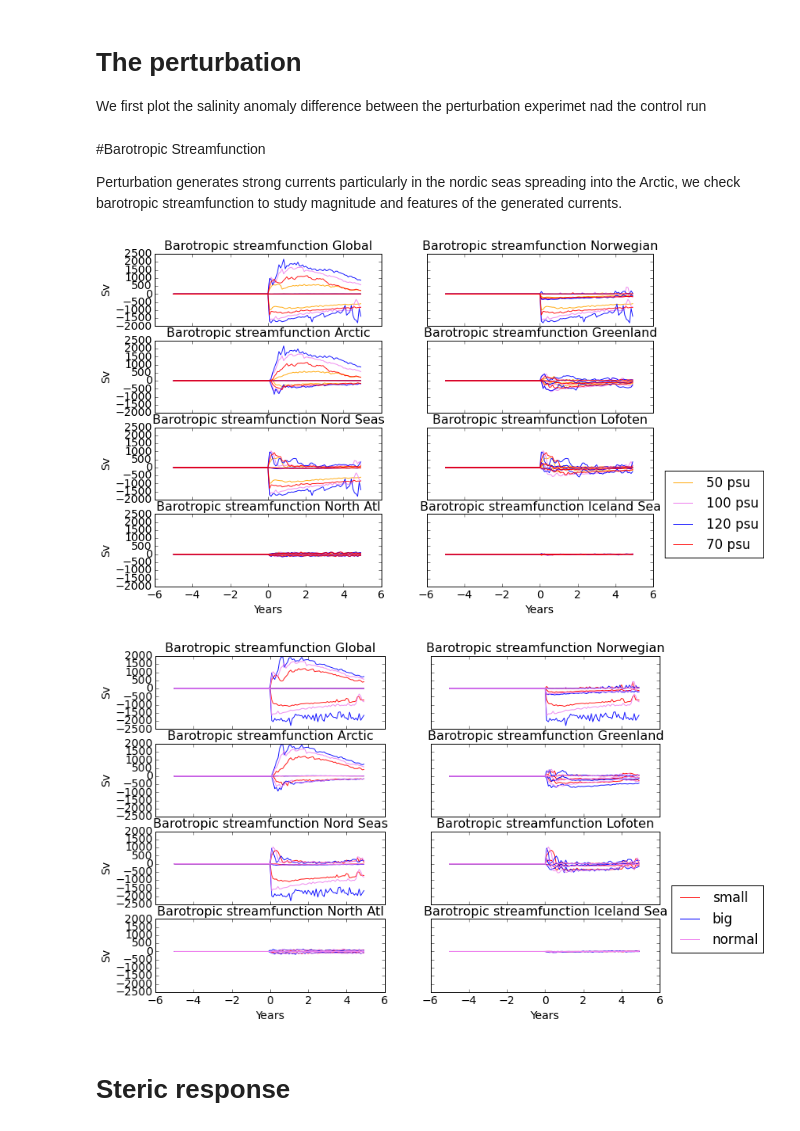
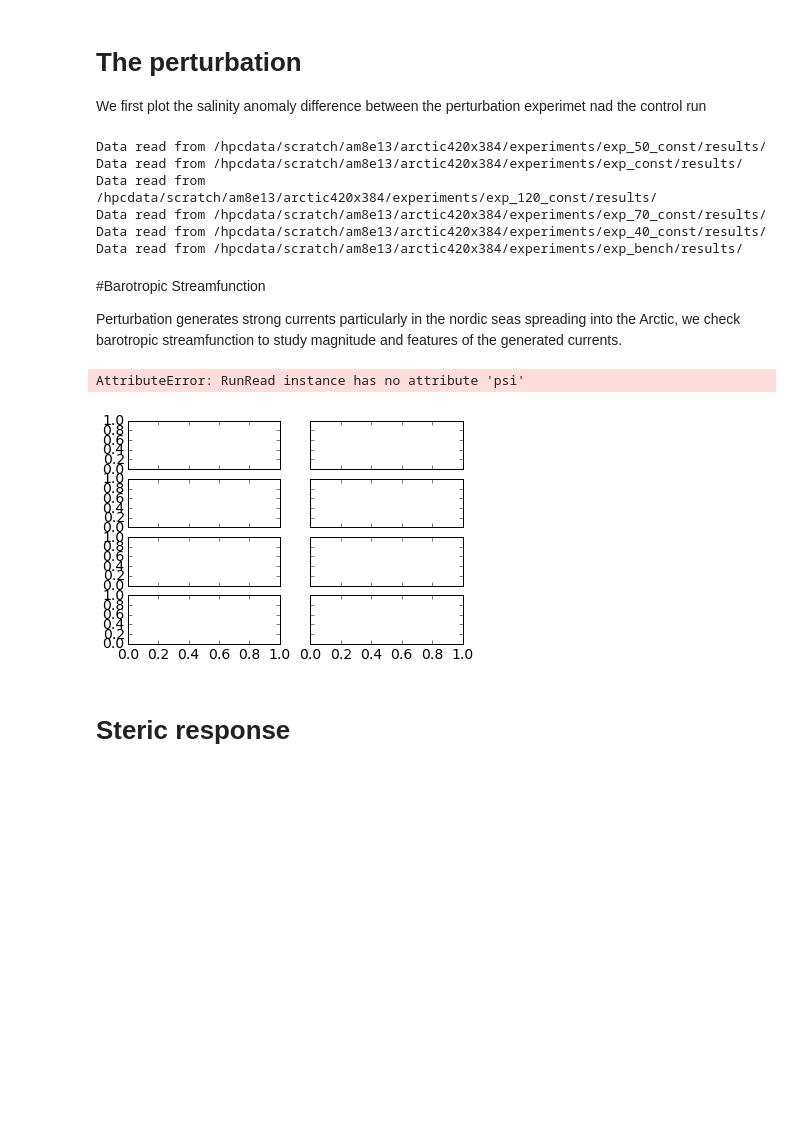
Before and after one commit to AlessandroMozzato/notebooks, a Jupyter notebook: Perturbation-comparison.ipynb, the cells around one changed output. Drawn from its saved outputs; the diff is of its cells as text; code cells hidden in the pictures; blank space fills up the shorter version.

```diff
--- a/Perturbation-comparison.ipynb
+++ b/Perturbation-comparison.ipynb
@@ -424,0 +938,24 @@ times = [1+12*5, 3+12*5, 6+12*5, 9+12*5,18+12*5,36+12*5]
+# %%
+pert_conc = {"05 psu" : {"const" : pert_40_18, "bench" : pert_bench_18},\
+            "15 psu" : {"const" : pert_50_18, "bench" : pert_bench_18},\
+            "35 psu" : {"const" : pert_70_18, "bench" : pert_bench_18},\
+            "65 psu" : {"const" : pert_const_18, "bench" : pert_bench_18} ,\
+            "85 psu" : {"const" : pert_120_18, "bench" : pert_bench_18},}
+
+for el in pert_conc:
+    run_snap(pert_conc[el]['const'][12+12*5])
+
+pert_conc['15 psu']['bench'].readStateData([12+12*5])
+
+pert_conc = {"05 psu" : {"const" : pert_40_18, "bench" : pert_bench_18},\
+            "15 psu" : {"const" : pert_50_18, "bench" : pert_bench_18},\
+            "35 psu" : {"const" : pert_70_18, "bench" : pert_bench_18},\
+            "65 psu" : {"const" : pert_const_18, "bench" : pert_bench_18} ,\
+            "85 psu" : {"const" : pert_120_18, "bench" : pert_bench_18},}
+# %% [output]
+Data read from /hpcdata/scratch/am8e13/arctic420x384/experiments/exp_50_const/results/
+Data read from /hpcdata/scratch/am8e13/arctic420x384/experiments/exp_const/results/
+Data read from /hpcdata/scratch/am8e13/arctic420x384/experiments/exp_120_const/results/
+Data read from /hpcdata/scratch/am8e13/arctic420x384/experiments/exp_70_const/results/
+Data read from /hpcdata/scratch/am8e13/arctic420x384/experiments/exp_40_const/results/
+Data read from /hpcdata/scratch/am8e13/arctic420x384/experiments/exp_bench/results/
@@ -456,8 +1052,15 @@ pert_size_col = { "big" : 'blue', "normal" : 'violet' , "small" : 'red'}
+# %%
+pert_res = {"36 km" : {"const" : pert_const_36, "bench" : pert_bench_36} ,\
+            "09 km" : {"const" : pert_const_9, "bench" : pert_bench_9},\
+           "18 km" : {"const" : pert_const_18, "bench" : pert_bench_18},}
+pert_res_col = { "36 km" : 'blue', "18 km" : 'red' , "09 km" : 'black'}
 # %%
 # Plot sea surface elevation per regions
-def plot_dynStLayers(dic,col_dic,row=4,col=2):
+def plot_dynStLayers(dic,col_dic,name,row=4,col=2):
     # this function is meant to plot monitor variables
     fig, axes = plt.subplots(row,col,sharex=True,sharey=True)
+    handles = []
+    labels = []
     for el in dic:
         data_pert = dic[el]["const"] ; data_diff = dic[el]["bench"]
         grid = grid_read(data_pert.res)
@@ -465,41 +1068,49 @@ def plot_dynStLayers(dic,col_dic,row=4,col=2):
         mask0 = np.ones_like(mask1)
         areamasks = {0:mask0 , 1 : mask1 , 2 : mask2 , 3 : mask3, \
                     4 : mask4, 5 : mask5, 6 : mask6, 7: mask7, 8 : mask8}
         region_titles = reg_titles()
         ax_ind = 0
         alphavar = {'mean':1,'max':0.9,'min':0.9}
+
         for reg in [0,4,1,5,2,6,3,7]:
             maskcalc = np.tile(areamasks[reg][0,:,:],(data_pert.psi.shape[0],1,1))
             data = np.array(data_pert.psi[:,:,0:data_pert.psi.shape[2]-1])
             data1 = np.array(data_diff.psi)[0:data.shape[0],:,0:data_pert.psi.shape[2]-1]
             datam = (data - data1)*maskcalc
             datadic = {'mean' : np.nanmean(np.nanmean(datam[:,:,:],axis=2),axis=1) ,
                        'max'  : np.nanmax(np.nanmax(datam[:,:,:],axis=2),axis=1) ,
                        'min'  : np.nanmin(np.nanmin(datam[:,:,:],axis=2),axis=1) }
             for var in ['mean','max','min']:
                 if var == 'mean':
-                    axes.flat[ax_ind].plot(data_diff.years[:]-5,datadic[var][:],color=col_dic[el],
+                    h = axes.flat[ax_ind].plot(data_diff.years[:]-5,datadic[var][:],color=col_dic[el],
                                       alpha=alphavar[var],label=el)
+                    if el not in labels:
+                        handles.append(h[0])
+                        labels.append(el)
                 else:
                     axes.flat[ax_ind].plot(data_diff.years[:]-5,datadic[var][:],color=col_dic[el],
                                       alpha=alphavar[var])
                 axes.flat[ax_ind].set_title('Barotropic streamfunction '+region_titles[reg],fontsize=16)
                 axes.flat[ax_ind].tick_params(axis='both', which='major', labelsize=14)
                 if (ax_ind)%2 == 0:
                     axes.flat[ax_ind].set_ylabel('Sv',fontsize=14)
                 axes.flat[6].set_xlabel('Years',fontsize=14)
                 axes.flat[7].set_xlabel('Years',fontsize=14)
             ax_ind += 1
-    plt.legend(bbox_to_anchor=(1.05, 1), loc=6, borderaxespad=0.)
+    labels, handles = zip(*sorted(zip(labels, handles)))
+    print labels
+    plt.legend(handles=handles,labels=labels,bbox_to_anchor=(1.05, 1), loc=6, borderaxespad=0.,)
     fig.subplots_adjust(right=1.6,top=1.6)
-    #fig.savefig('/noc/users/am8e13/Figures/multipert_psi_reg',dpi=dpires, bbox_inches='tight')
-
+    #fig.savefig('/noc/users/am8e13/Figures/mpert_psi_'+name,dpi=dpires, bbox_inches='tight')
+    return labels,handles
 #plot_dynStLayers(pert_dic,pert_col)
-plot_dynStLayers(pert_conc,pert_conc_col)
-plot_dynStLayers(pert_size,pert_size_col)
+#labels,handles = plot_dynStLayers(pert_conc,pert_conc_col,'conc')
+#handles = plot_dynStLayers(pert_size,pert_size_col,'size')
+#plot_dynStLayers(pert_time,pert_time_col,'time')
+plot_dynStLayers(pert_res,pert_res_col,'res')
 # %% [output]
+AttributeError: RunRead instance has no attribute 'psi'
-[figure, old version]
+[figure, new version]
-[figure, removed]
 # %% [markdown]
 # Steric response
 # %%
```
Also changed, not shown: parts of 84 cells of this notebook, 5 other files.
